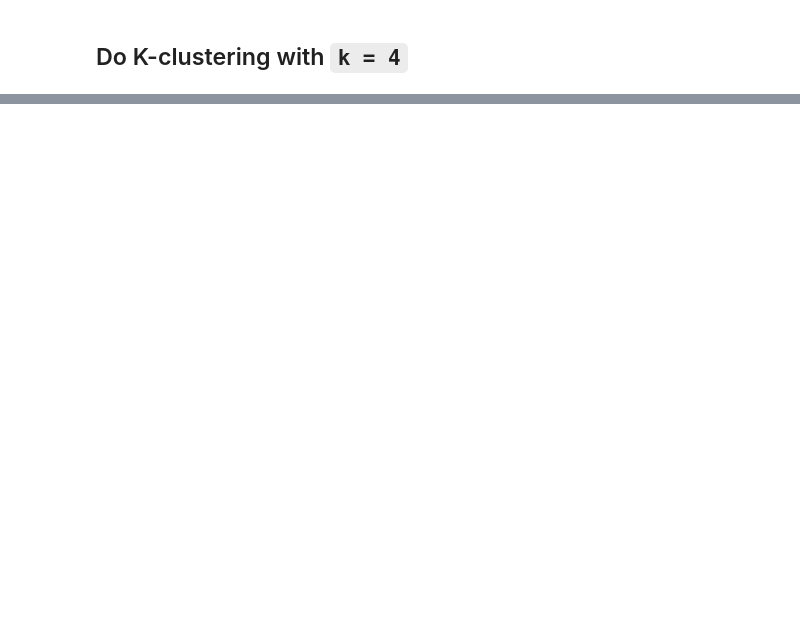
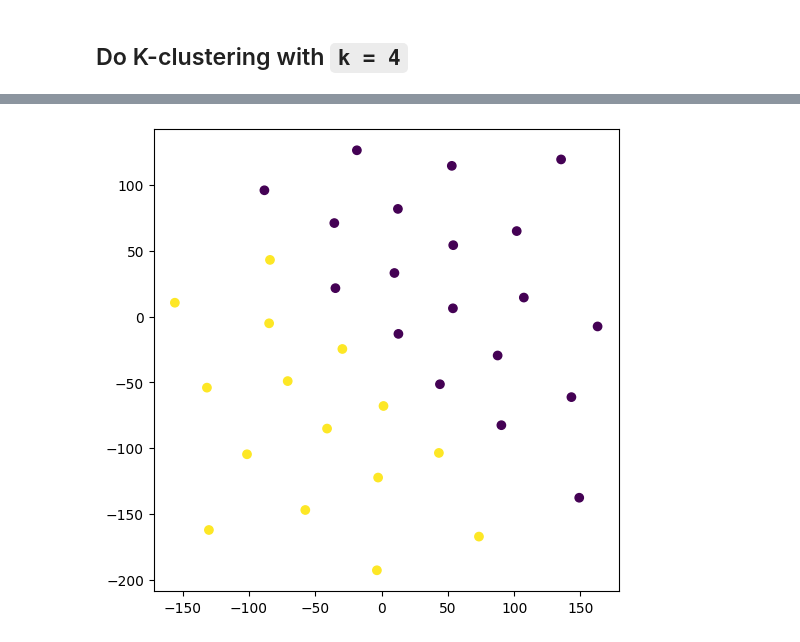
Before and after one commit to Anika-Roy/Exploring_Graph_Embeddings, a Jupyter notebook: deepwalkPyTorch.ipynb, the cells around one changed output, grey strips where cells are left out. Cells and saved outputs as stored; diff of their text form; code cells hidden in the pictures; blank space fills up the shorter version.

```diff
--- a/deepwalkPyTorch.ipynb
+++ b/deepwalkPyTorch.ipynb
@@ -318,0 +336,7 @@ dw.plot_embeddings(2, gt)
+# %%
+# Plot the embeddings with the kmeans labels
+plt.figure(figsize=(6,6))
+plt.scatter(embeddings[:,0], embeddings[:,1], c=kmeans.labels_)
+plt.show()
+# %% [output]
+[figure, added]
```
Also changed, not shown: parts of 14 cells of this notebook, 4 other files.
